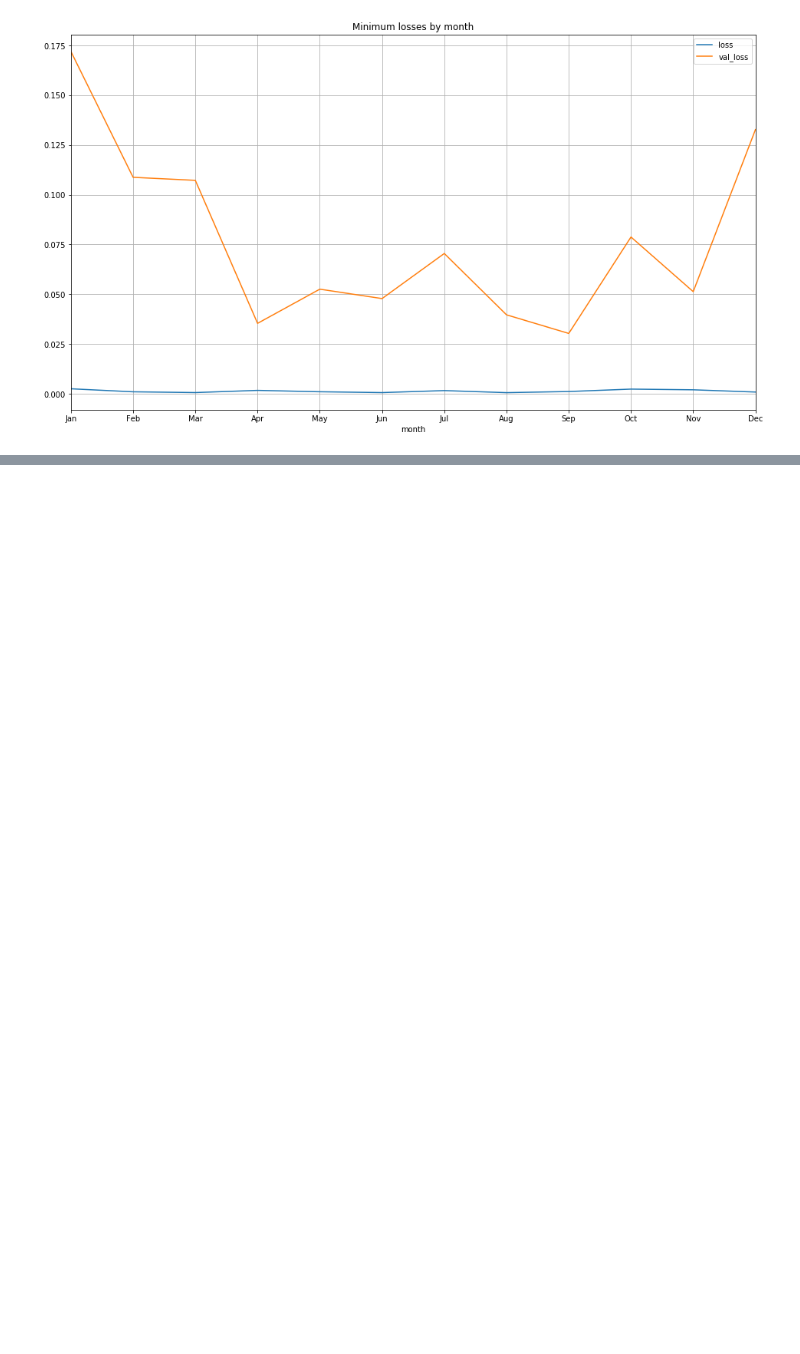
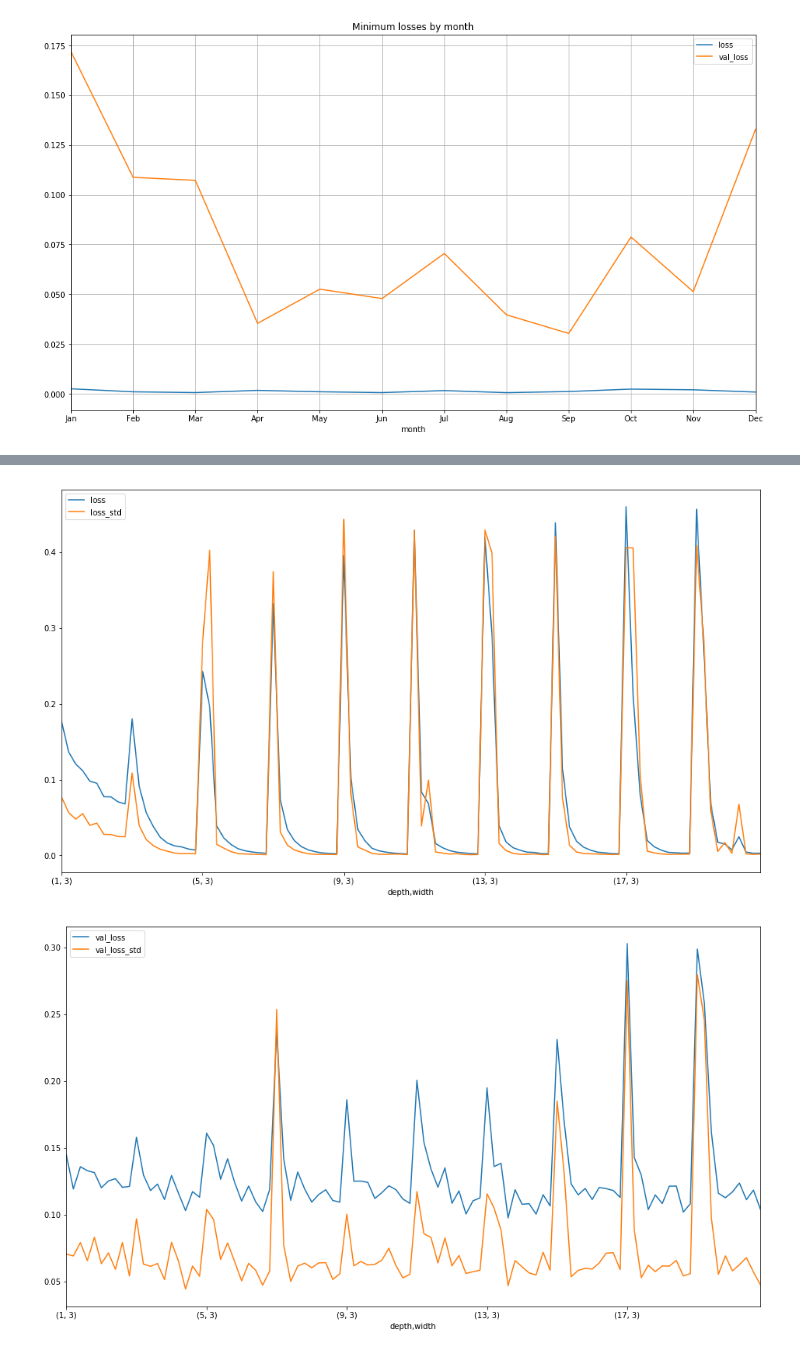
Before and after one commit to leyhline/vix-term-structure, a Jupyter notebook: experiment07.ipynb, the cells around one changed output, grey strips where cells are left out. Saved outputs shown, nothing was run; the diff lists cells and outputs as text; code cells hidden in the pictures; blank space fills up the shorter version.

```diff
--- a/experiment07.ipynb
+++ b/experiment07.ipynb
@@ -87,0 +107,8 @@ plt.show()
+# %%
+monthly_temp1 = monthly_mean1.join(monthly_std1, rsuffix="_std")
+monthly_temp1[["loss", "loss_std"]].plot()
+monthly_temp1[["val_loss", "val_loss_std"]].plot()
+plt.show()
+# %% [output]
+[figure, added]
+[figure, added]
```
Also changed, not shown: parts of 5 cells of this notebook.
